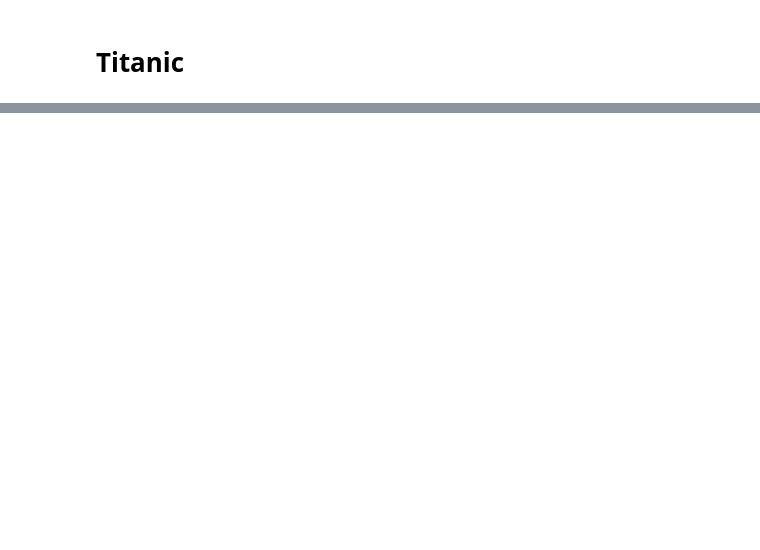
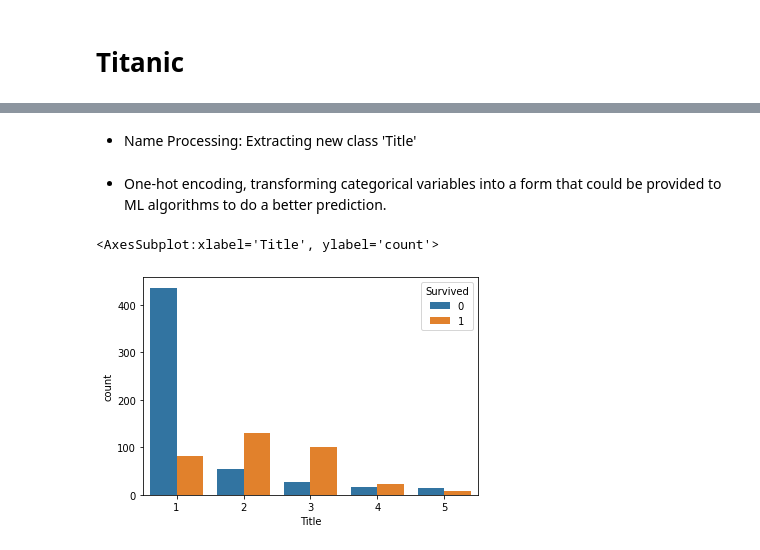
Before and after one commit to omgitsmj24/BOOT_AI_INTERN, a Jupyter notebook: Data Preprocessing/Week1/titanic copy.ipynb, the cells around one changed output, grey strips where cells are left out. Cells and saved outputs as stored; diff of their text form; code cells hidden in the pictures; blank space fills up the shorter version.

```diff
--- a/Data Preprocessing/Week1/titanic copy.ipynb
+++ b/Data Preprocessing/Week1/titanic copy.ipynb
@@ -23,0 +128,14 @@ X_test = test.values
+# %%
+NaN_indexes = X_train['Age'][X_train['Age'].isna()].index
+
+X_train.reset_index(inplace=True, drop=True)
+
+for i in NaN_indexes:
+    pred_age = X_train['Age'][(X_train.SibSp == X_train.iloc[i]["SibSp"])
+        & (X_train.Parch == X_train.iloc[i]["Parch"])
+        & (X_train.Pclass == X_train.iloc[i]["Pclass"])].mean()
+    if not np.isnan(pred_age):
+        X_train['Age'].iloc[i] = pred_age
+    else:
+        X_train['Age'].iloc[i] = X_train['Age'].mean()
+X_train.isna().sum()
@@ -23,0 +181,31 @@ X_test = test.values
+# %% [markdown]
+* Name Processing: Extracting new class 'Title'
+# %%
+data = [X_train, X_test]
+titles = {"Mr": 1, "Miss": 2, "Mrs": 3, "Master": 4, "Rare": 5}
+
+for dataset in data:
+    # extract titles
+    dataset['Title'] = dataset.Name.str.extract(' ([A-Za-z]+)\.', expand=False)
+    # replace titles with a more common title or as Rare
+    dataset['Title'] = dataset['Title'].replace(['Lady', 'Countess','Capt', 'Col','Don', 'Dr',\
+                                            'Major', 'Rev', 'Sir', 'Jonkheer', 'Dona'], 'Rare')
+    dataset['Title'] = dataset['Title'].replace('Mlle', 'Miss')
+    dataset['Title'] = dataset['Title'].replace('Ms', 'Miss')
+    dataset['Title'] = dataset['Title'].replace('Mme', 'Mrs')
+    # convert titles into numbers
+    dataset['Title'] = dataset['Title'].map(titles)
+X_train = X_train.drop(['Name'], axis=1)
+X_test = X_test.drop(['Name'], axis=1)
+# %% [markdown]
+* One-hot encoding, transforming categorical variables into a form that could be provided to ML algorithms to do a better prediction.
+# %%
+X_train = pd.get_dummies(X_train, columns=['Sex', 'Embarked', 'Pclass'])
+X_test = pd.get_dummies(X_test, columns=['Sex', 'Embarked', 'Pclass'])
+# %%
+X_train_cp = X_train.copy()
+X_train_cp.insert(2, 'Survived', target, True)
+sns.countplot(data = X_train_cp, x = 'Title', hue = 'Survived')
+# %% [output]
+<AxesSubplot:xlabel='Title', ylabel='count'>
+[figure, added]
```
Also changed, not shown: parts of 31 cells of this notebook.
